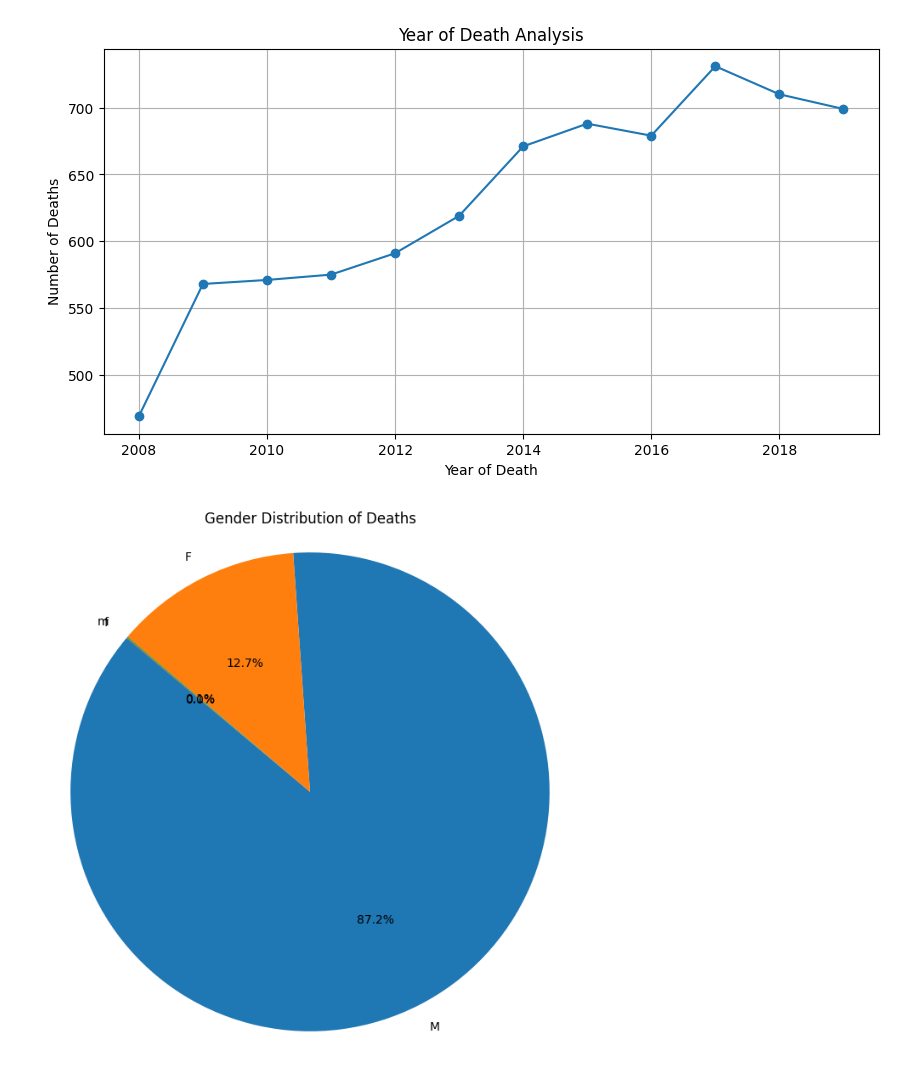
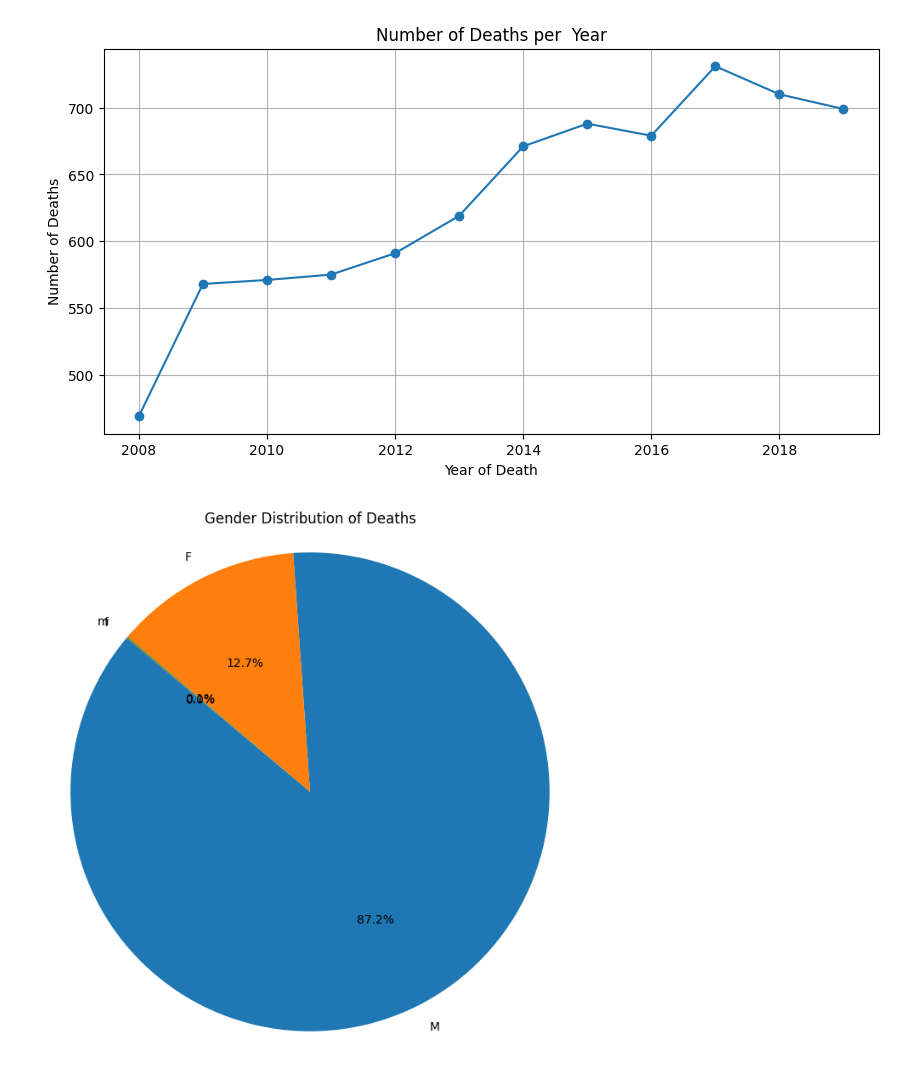
Before and after one commit to ndesai123/dgt-hum-140, a Jupyter notebook: Project.ipynb, the cells around one changed output. Cells and saved outputs as stored; diff of their text form; code cells hidden in the pictures.

Commit message:
refresh charts

```diff
--- a/Project.ipynb
+++ b/Project.ipynb
@@ -1,21 +1,21 @@
 # %%
 import pandas as pd
 import matplotlib.pyplot as plt
 
 file_path = '~/Documents/college/dgt-hum-140/jail-deaths.csv'
 df = pd.read_csv(file_path, encoding='ISO-8859-1')
 
 year_counts = df['year'].value_counts().sort_index()
 
 plt.figure(figsize=(10, 5))
 plt.plot(year_counts.index, year_counts.values, marker='o')
 plt.xlabel('Year of Death')
 plt.ylabel('Number of Deaths')
-plt.title('Total Number of Deaths per Year')
+plt.title('Number of Deaths per  Year')
 plt.grid(True)
 plt.show()
 # %% [output]
-[figure, old version]
+[figure, new version]
 # %%
 gender_counts = df['gender'].value_counts()
 
```
Also changed, not shown: parts of 2 cells of this notebook.
